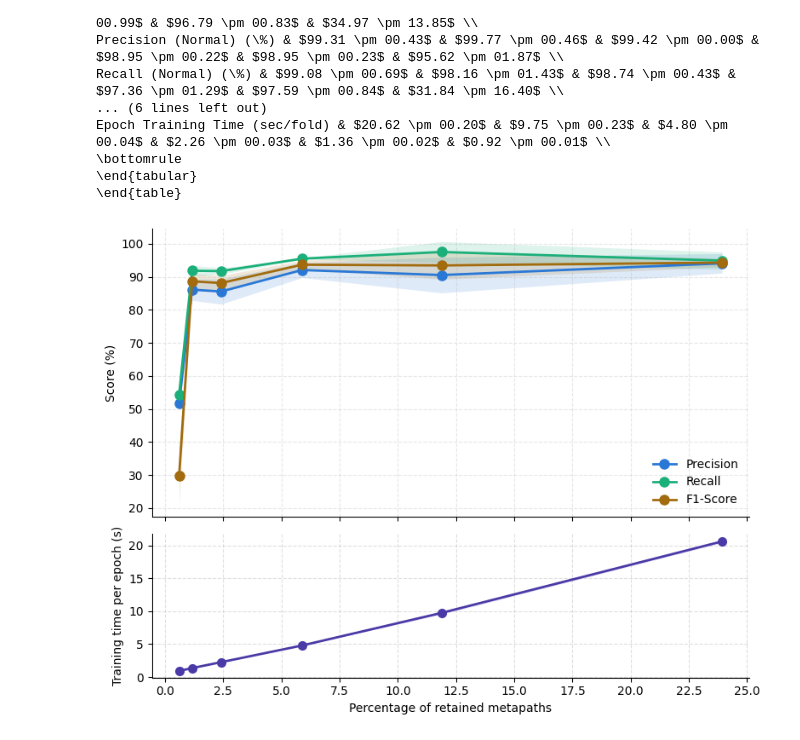
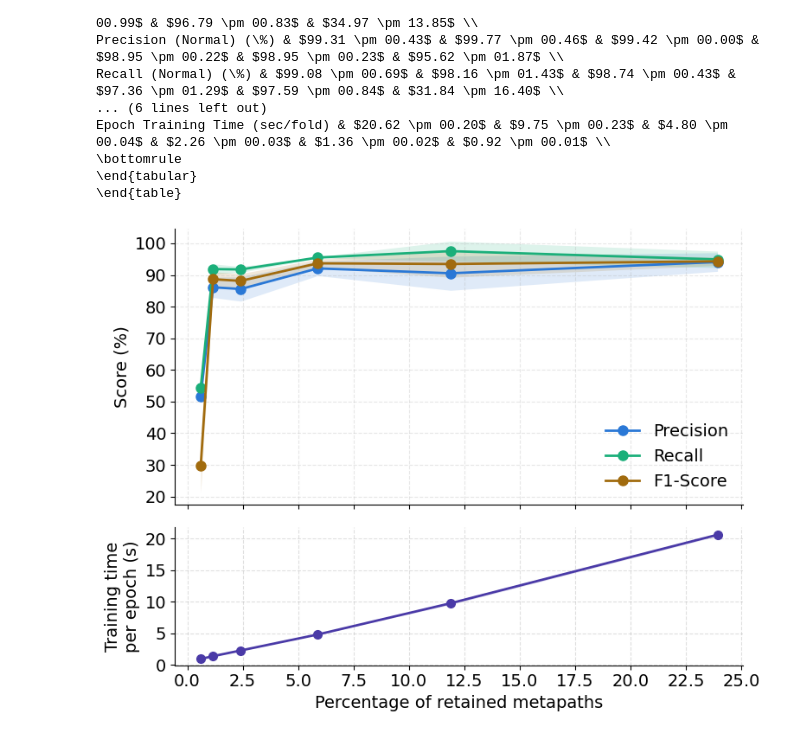
Before and after one commit to BridgeSentry/BridgeSentry, a Jupyter notebook: notebooks/dme_distribution_mlp_20260810.ipynb, the cells around one changed output. Cells and saved outputs as stored; diff of their text form; code cells hidden in the pictures.

Commit message:
fix: make tme tuning evaluation charts larger

```diff
--- a/notebooks/dme_distribution_mlp_20260810.ipynb
+++ b/notebooks/dme_distribution_mlp_20260810.ipynb
@@ -699,6 +700,7 @@ Epoch Training Time (sec/fold) & 11.04 $\pm$ 00.03 & 5.25 $\pm$ 00.03 & 2.87 $\p
 \end{table}
 # %%
 import matplotlib.pyplot as plt
+from matplotlib.ticker import AutoLocator, MultipleLocator
 
 # Palette (dataviz skill's validated categorical slots):
 #   slot 1 (blue) / slot 2 (aqua) for the two performance lines,
@@ -712,6 +714,7 @@ COLOR_TIME = "#4a3aa7"
 plot_df = comparison_df.sort_values("pct_metapaths")
 x = plot_df["pct_metapaths"].to_numpy()
 
+plt.rcParams.update({'font.size': 14})
 fig, (ax_perf, ax_time) = plt.subplots(
     2, 1, figsize=(8, 6), sharex=True, height_ratios=[2, 1]
 )
@@ -732,6 +735,7 @@ ax_perf.legend(frameon=False)
 ax_perf.grid(axis="x", linestyle="--", alpha=0.3)
 ax_perf.grid(axis="y", linestyle="--", alpha=0.3)
 ax_perf.spines[["top", "right"]].set_visible(False)
+ax_perf.yaxis.set_major_locator(MultipleLocator(10))
 
 # --- Bottom panel: epoch training time, bars + std error bars ---
 # bar width as a fraction of x so bars read consistently on a log x-axis
@@ -741,14 +745,14 @@ ax_time.plot(
     color=COLOR_TIME, marker="o", linewidth=2, markersize=7,
 )
 ax_time.fill_between(x * 100, plot_df["epoch_time_mean"] - plot_df["epoch_time_std"], plot_df["epoch_time_mean"] + plot_df["epoch_time_std"], color=COLOR_TIME, alpha=0.15, linewidth=0)
-ax_time.set_ylabel("Training time per epoch (s)")
+ax_time.set_ylabel("Training time\nper epoch (s)")
 ax_time.set_xlabel("Percentage of retained metapaths")
 #ax_time.set_xscale("log")
-from matplotlib.ticker import FixedLocator, FuncFormatter, NullFormatter
 
 #ax_time.xaxis.set_major_locator(FixedLocator(x * 100))
 #ax_time.xaxis.set_major_formatter(FuncFormatter(lambda v, p: f'{v:.1f}'))
-
+ax_time.xaxis.set_major_locator(MultipleLocator(2.5))
+ax_time.yaxis.set_major_locator(MultipleLocator(2))
 ax_time.grid(True, axis="both", linestyle="--", alpha=0.4)
 ax_time.spines[["top", "right"]].set_visible(False)
 
@@ -1331,6 +1335,7 @@ Epoch Training Time (sec/fold) & $20.62 \pm 00.20$ & $9.75 \pm 00.23$ & $4.80 \p
 \end{table}
 # %%
 import matplotlib.pyplot as plt
+from matplotlib.ticker import AutoLocator, MultipleLocator
 
 # Palette (dataviz skill's validated categorical slots):
 #   slot 1 (blue) / slot 2 (aqua) for the two performance lines,
@@ -1344,6 +1349,7 @@ COLOR_TIME = "#4a3aa7"
 plot_df = comparison_df.sort_values("pct_metapaths")
 x = plot_df["pct_metapaths"].to_numpy()
 
+plt.rcParams.update({'font.size': 14})
 fig, (ax_perf, ax_time) = plt.subplots(
     2, 1, figsize=(8, 6), sharex=True, height_ratios=[2, 1]
 )
@@ -1356,36 +1362,36 @@ for col, color, label in [
 ]:
     mean = plot_df[f"{col}_mean"].to_numpy() * 100
     std = plot_df[f"{col}_std"].to_numpy() * 100
     ax_perf.plot(x * 100, mean, color=color, linewidth=2, marker="o", markersize=8, label=label)
     ax_perf.fill_between(x * 100, mean - std, mean + std, color=color, alpha=0.15, linewidth=0)
 
 ax_perf.set_ylabel("Score (%)")
 ax_perf.legend(frameon=False)
 ax_perf.grid(axis="x", linestyle="--", alpha=0.3)
 ax_perf.grid(axis="y", linestyle="--", alpha=0.3)
 ax_perf.spines[["top", "right"]].set_visible(False)
+ax_perf.yaxis.set_major_locator(MultipleLocator(10))
 
 # --- Bottom panel: epoch training time, bars + std error bars ---
 # bar width as a fraction of x so bars read consistently on a log x-axis
 widths = x * 0.15
 ax_time.plot(
     x * 100, plot_df["epoch_time_mean"],
     color=COLOR_TIME, marker="o", linewidth=2, markersize=7,
 )
 ax_time.fill_between(x * 100, plot_df["epoch_time_mean"] - plot_df["epoch_time_std"], plot_df["epoch_time_mean"] + plot_df["epoch_time_std"], color=COLOR_TIME, alpha=0.15, linewidth=0)
-ax_time.set_ylabel("Training time per epoch (s)")
+ax_time.set_ylabel("Training time\nper epoch (s)")
 ax_time.set_xlabel("Percentage of retained metapaths")
 #ax_time.set_xscale("log")
-from matplotlib.ticker import FixedLocator, FuncFormatter, NullFormatter
 
 #ax_time.xaxis.set_major_locator(FixedLocator(x * 100))
-ax_time.xaxis.set_major_formatter(FuncFormatter(lambda v, p: f'{v:.1f}'))
-ax_time.xaxis.set_major_locator(FixedLocator(np.arange(0, 30, 2.5)))
-
+#ax_time.xaxis.set_major_formatter(FuncFormatter(lambda v, p: f'{v:.1f}'))
+ax_time.xaxis.set_major_locator(MultipleLocator(2.5))
+ax_time.yaxis.set_major_locator(MultipleLocator(5))
 ax_time.grid(True, axis="both", linestyle="--", alpha=0.4)
 ax_time.spines[["top", "right"]].set_visible(False)
 
 fig.tight_layout()
 plt.show()
 # %% [output]
-[figure, old version]
+[figure, new version]
```
Also changed, not shown: parts of 5 cells of this notebook.
